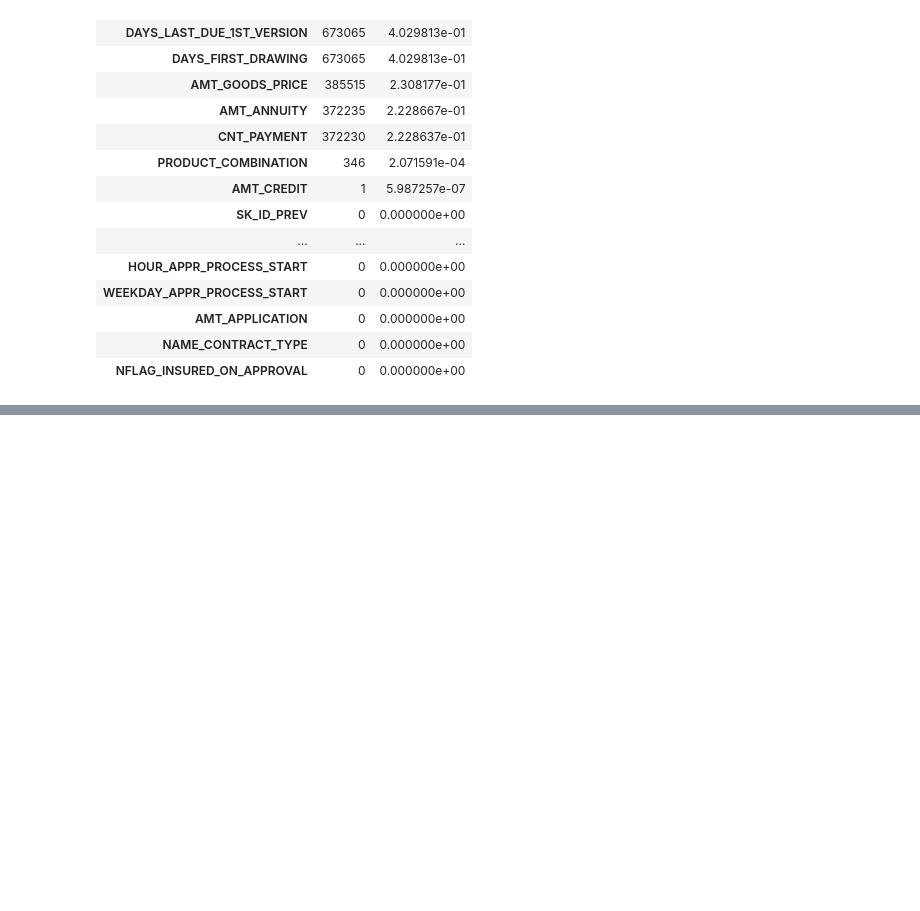
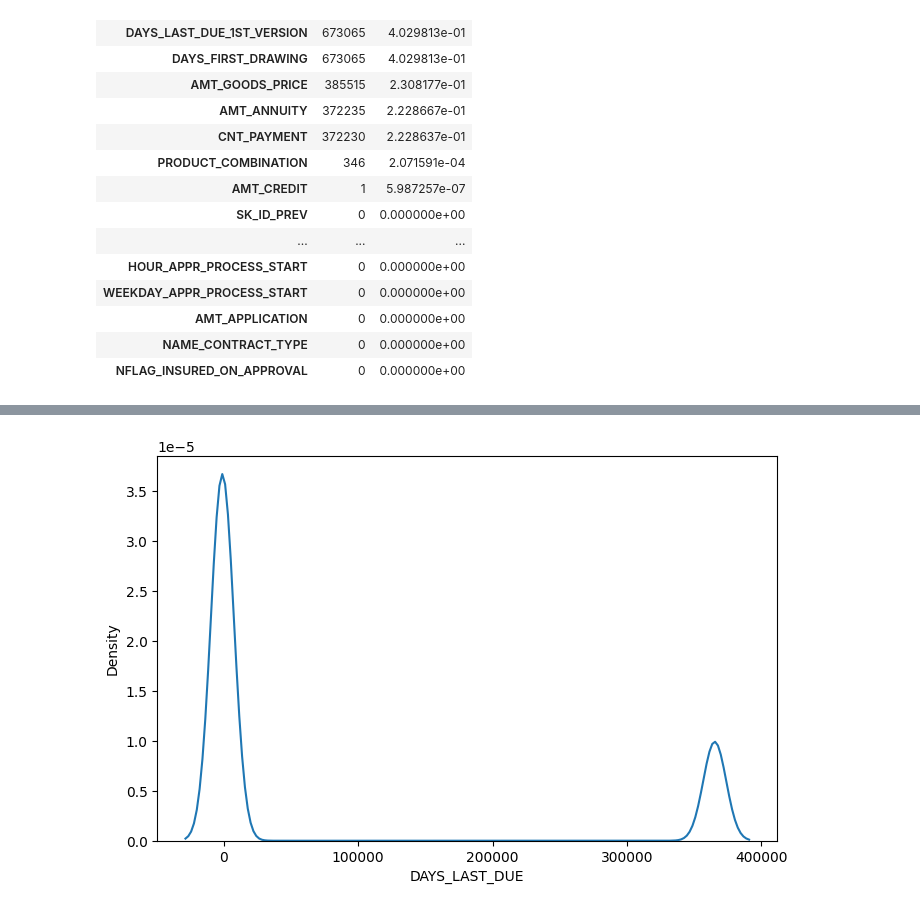
Before and after one commit to Saifansari-ai/Credit_risk_modeling, a Jupyter notebook: additional_data.ipynb, the cells around one changed output, grey strips where cells are left out. Cells and saved outputs as stored; diff of their text form; code cells hidden in the pictures; blank space fills up the shorter version.

```diff
--- a/additional_data.ipynb
+++ b/additional_data.ipynb
@@ -696,0 +774,7 @@ missing_values(previous_application)
+# %%
+# kde plot of DAYS_LAST_DUE
+plt.figure(figsize=(8,5))
+sns.kdeplot(previous_application['DAYS_LAST_DUE'])
+plt.show()
+# %% [output]
+[figure, added]
```
Also changed, not shown: parts of 88 cells of this notebook.
